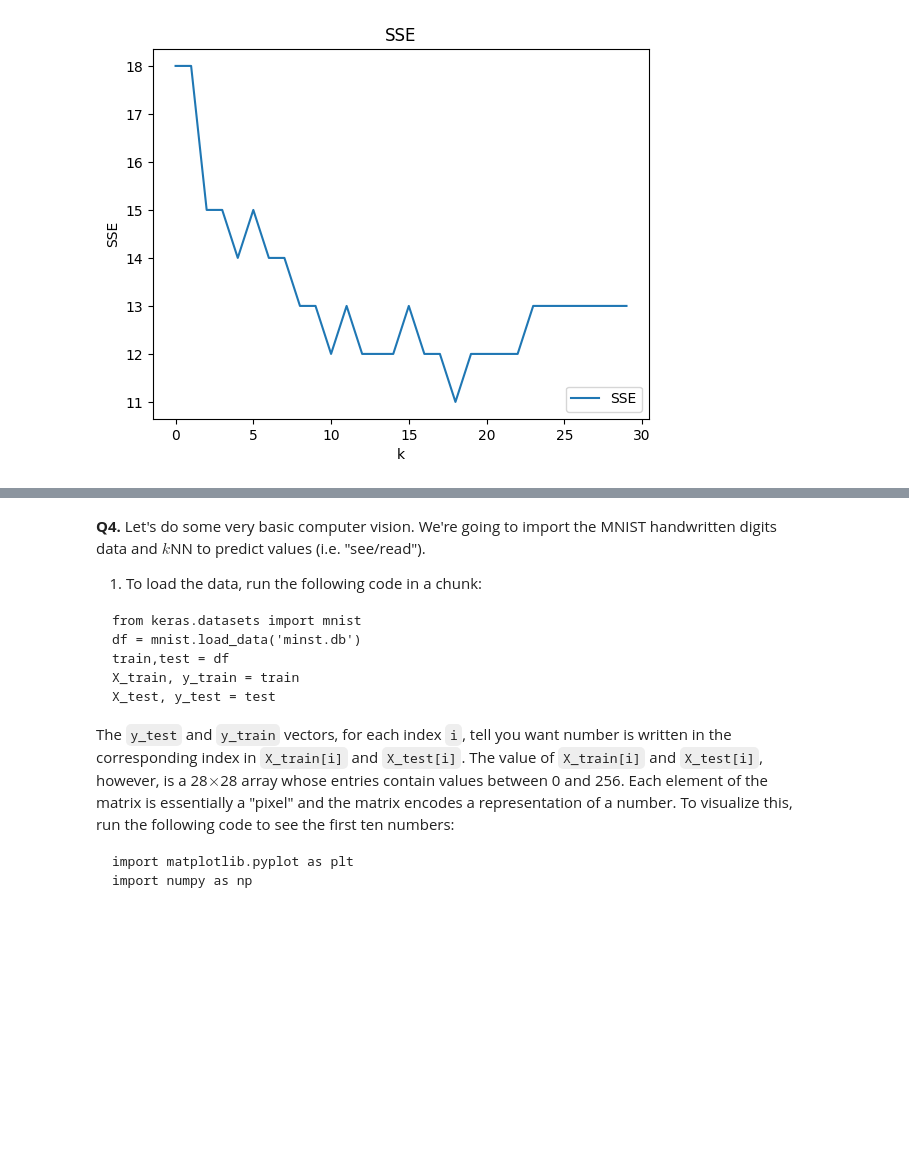
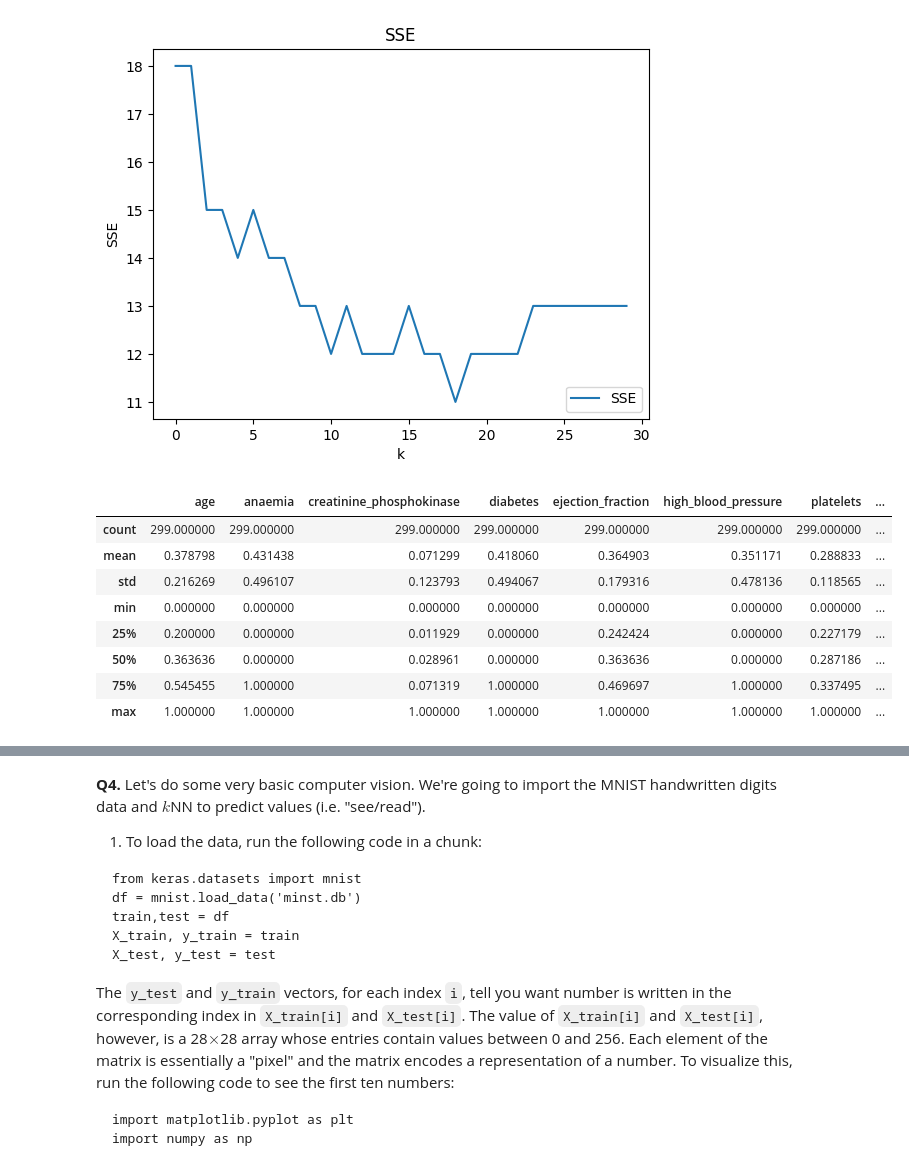
Before and after one commit to ToriStoner/assignment3, a Jupyter notebook: assignment_knn_and_kmc.ipynb, the cells around one changed output, grey strips where cells are left out. Saved outputs shown, nothing was run; the diff lists cells and outputs as text; code cells hidden in the pictures; blank space fills up the shorter version.

```diff
--- a/assignment_knn_and_kmc.ipynb
+++ b/assignment_knn_and_kmc.ipynb
@@ -530,3 +601,22 @@ plt.show()
 [figure]
 # %%
 #8
+list="time"
+new_df = df.drop( list, axis=1 )
+X = new_df.loc[:,]
+y = df['DEATH_EVENT']
+def maxmin(x):
+  x = (x-min(x))/(max(x)-min(x))
+  return x
+X = X.apply(maxmin)  #df.drop(time)
+X.describe()
+# %% [output]
+|  | age | anaemia | creatinine_phosphokinase | diabetes | ejection_fraction | high_blood_pressure | platelets | ... |
+| count | 299.000000 | 299.000000 | 299.000000 | 299.000000 | 299.000000 | 299.000000 | 299.000000 | ... |
+| mean | 0.378798 | 0.431438 | 0.071299 | 0.418060 | 0.364903 | 0.351171 | 0.288833 | ... |
+| std | 0.216269 | 0.496107 | 0.123793 | 0.494067 | 0.179316 | 0.478136 | 0.118565 | ... |
+| min | 0.000000 | 0.000000 | 0.000000 | 0.000000 | 0.000000 | 0.000000 | 0.000000 | ... |
+| 25% | 0.200000 | 0.000000 | 0.011929 | 0.000000 | 0.242424 | 0.000000 | 0.227179 | ... |
+| 50% | 0.363636 | 0.000000 | 0.028961 | 0.000000 | 0.363636 | 0.000000 | 0.287186 | ... |
+| 75% | 0.545455 | 1.000000 | 0.071319 | 1.000000 | 0.469697 | 1.000000 | 0.337495 | ... |
+| max | 1.000000 | 1.000000 | 1.000000 | 1.000000 | 1.000000 | 1.000000 | 1.000000 | ... |
```
Also changed, not shown: parts of 12 cells of this notebook.
